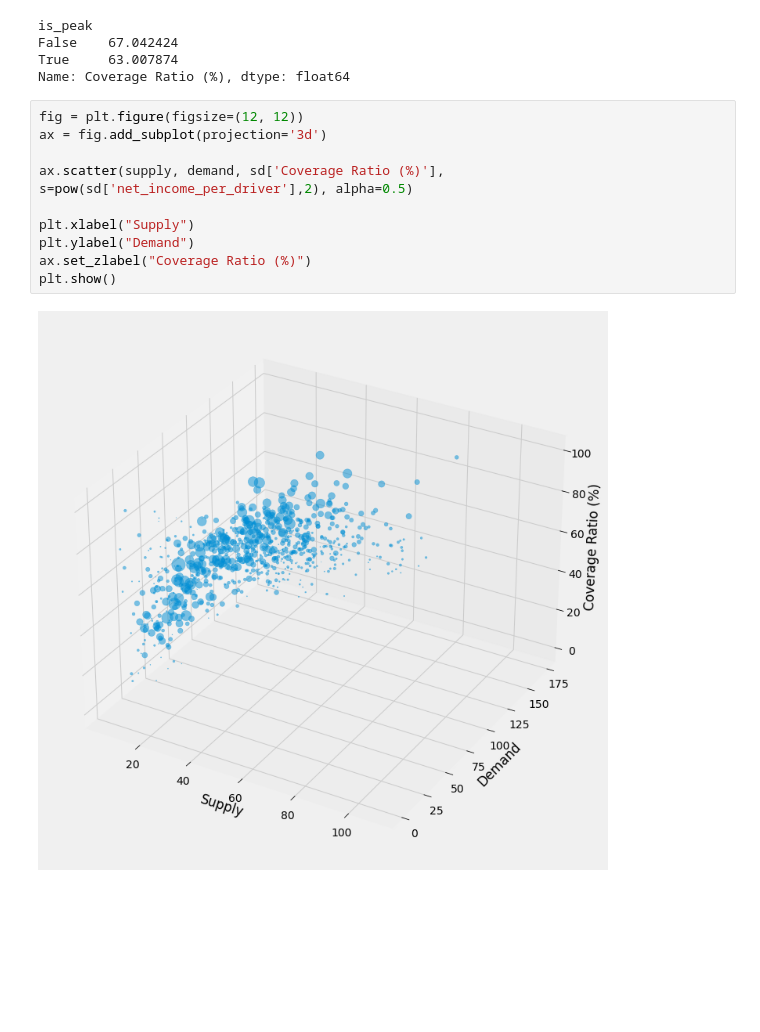
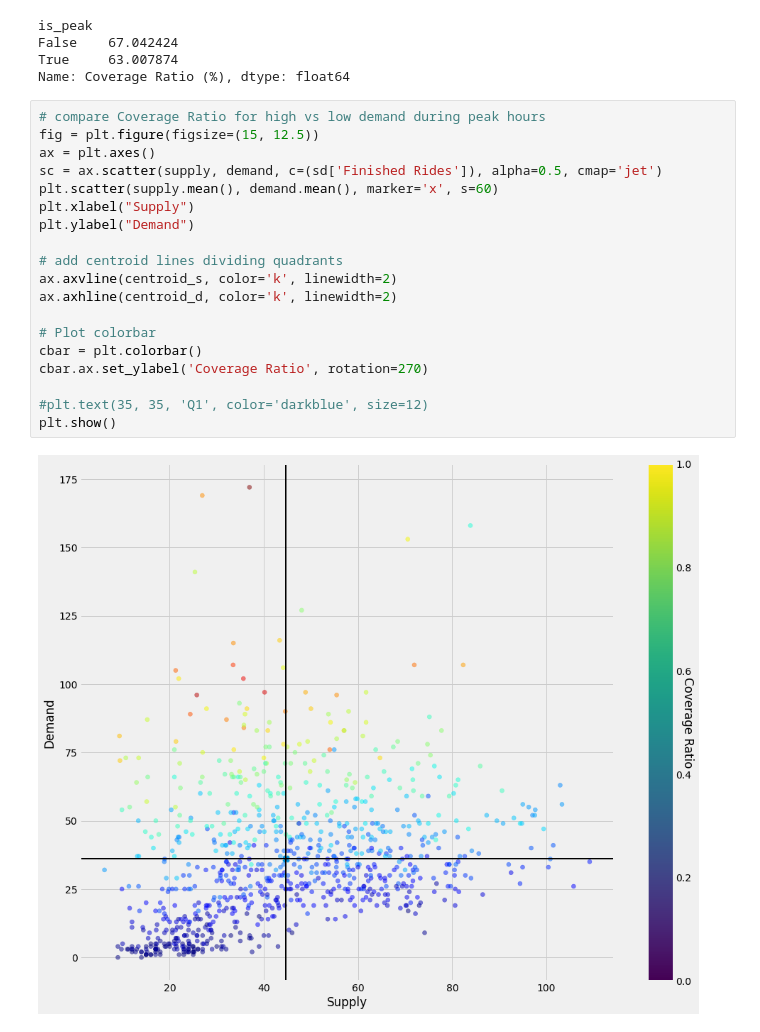
Before and after one commit to jlousada315/bolt-test, a Jupyter notebook: bolt-jl.ipynb, the cells around one changed output. Drawn from its saved outputs; the diff is of its cells as text; blank space fills up the shorter version.

```diff
--- a/bolt-jl.ipynb
+++ b/bolt-jl.ipynb
@@ -486,15 +509,24 @@ is_peak
 False    67.042424
 True     63.007874
 Name: Coverage Ratio (%), dtype: float64
-# %%
-fig = plt.figure(figsize=(12, 12))
-ax = fig.add_subplot(projection='3d')
-
-ax.scatter(supply, demand, sd['Coverage Ratio (%)'], s=pow(sd['net_income_per_driver'],2), alpha=0.5)
-
-plt.xlabel("Supply")
-plt.ylabel("Demand")
-ax.set_zlabel("Coverage Ratio (%)")
-plt.show()
-# %% [output]
-[figure, removed]
+# %%
+# compare Coverage Ratio for high vs low demand during peak hours
+fig = plt.figure(figsize=(15, 12.5))
+ax = plt.axes()
+sc = ax.scatter(supply, demand, c=(sd['Finished Rides']), alpha=0.5, cmap='jet')
+plt.scatter(supply.mean(), demand.mean(), marker='x', s=60)
+plt.xlabel("Supply")
+plt.ylabel("Demand")
+
+# add centroid lines dividing quadrants
+ax.axvline(centroid_s, color='k', linewidth=2)
+ax.axhline(centroid_d, color='k', linewidth=2)
+
+# Plot colorbar
+cbar = plt.colorbar()
+cbar.ax.set_ylabel('Coverage Ratio', rotation=270)
+
+#plt.text(35, 35, 'Q1', color='darkblue', size=12)
+plt.show()
+# %% [output]
+[figure, added]
```
Also changed, not shown: parts of 7 cells of this notebook.
